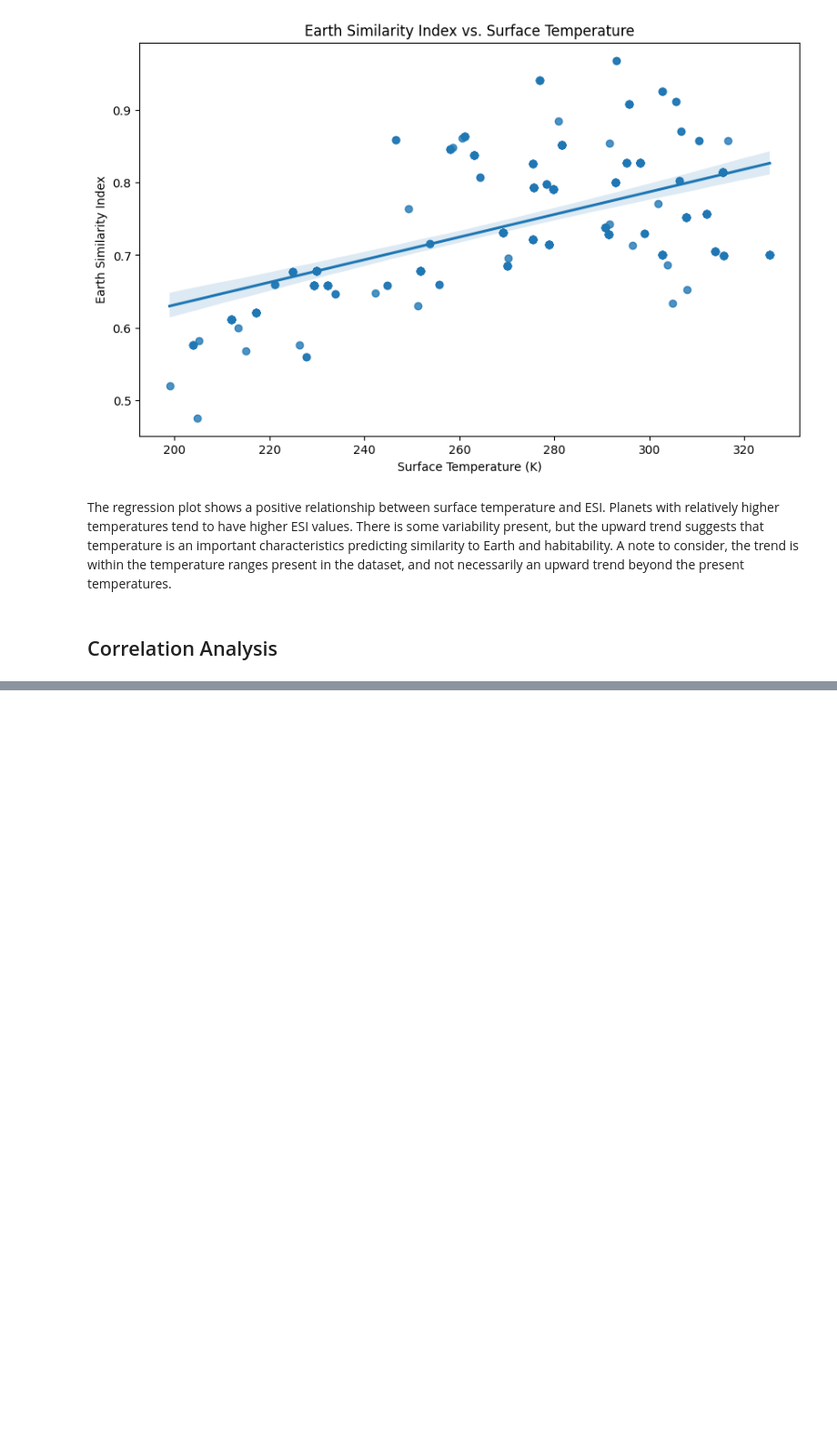
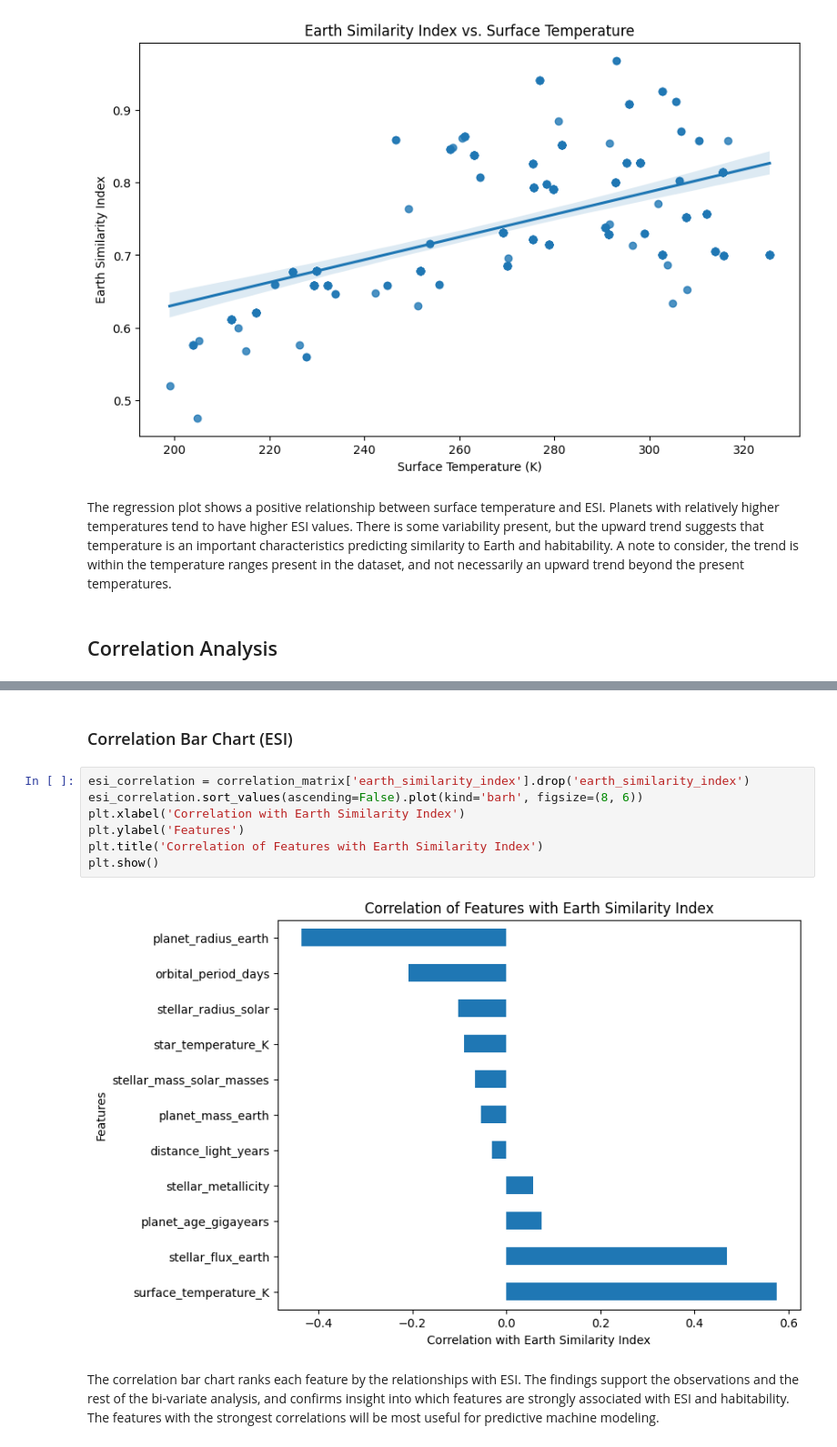
Before and after one commit to joshreisinger17-Data/Exoplanet-Habitability-Prediction, a Jupyter notebook: capstone.ipynb, the cells around one changed output, grey strips where cells are left out. Shown at 91% size. Saved outputs shown, nothing was run; the diff lists cells and outputs as text; blank space fills up the shorter version.

```diff
--- a/capstone.ipynb
+++ b/capstone.ipynb
@@ -707,0 +741,13 @@ The regression plot shows a positive relationship between surface temperature an
+# %% [markdown]
+### Correlation Bar Chart (ESI)
+# %%
+esi_correlation = correlation_matrix['earth_similarity_index'].drop('earth_similarity_index')
+esi_correlation.sort_values(ascending=False).plot(kind='barh', figsize=(8, 6))
+plt.xlabel('Correlation with Earth Similarity Index')
+plt.ylabel('Features')
+plt.title('Correlation of Features with Earth Similarity Index')
+plt.show()
+# %% [output]
+[figure, added]
+# %% [markdown]
+The correlation bar chart ranks each feature by the relationships with ESI. The findings support the observations and the rest of the bi-variate analysis, and confirms insight into which features are strongly associated with ESI and habitability. The features with the strongest correlations will be most useful for predictive machine modeling.
```
Also changed, not shown: parts of 7 cells of this notebook.
